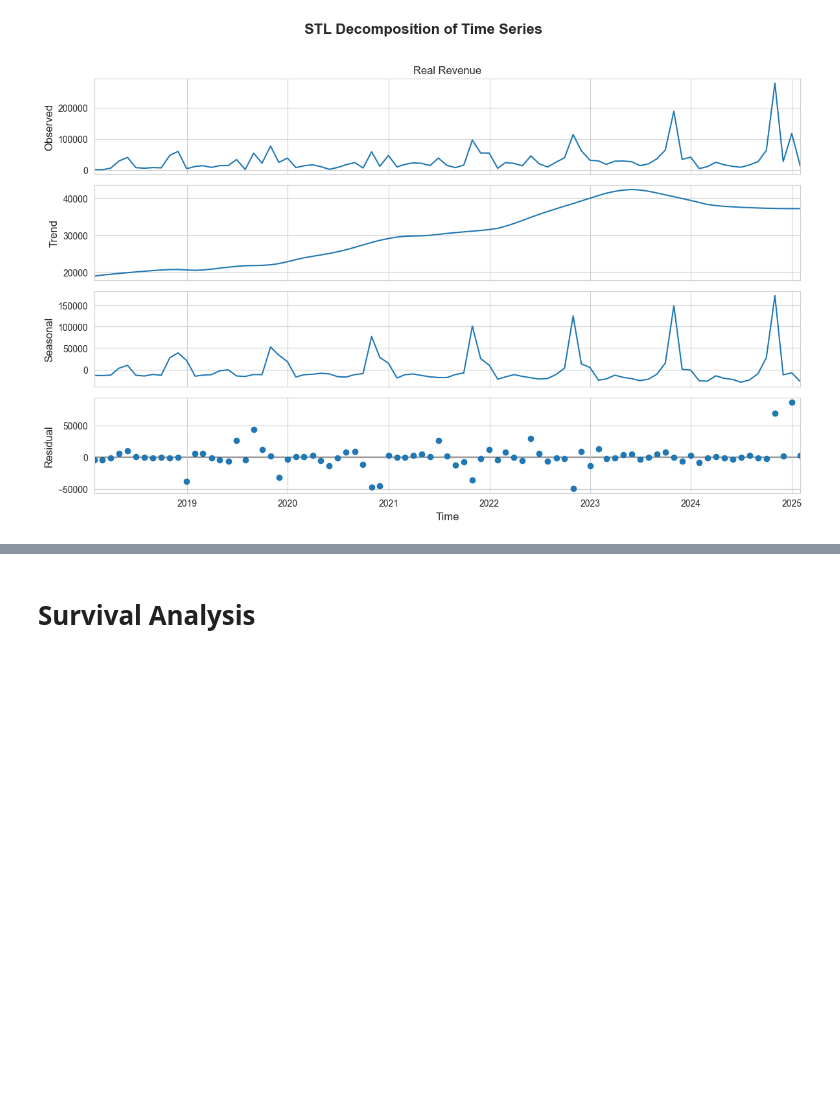
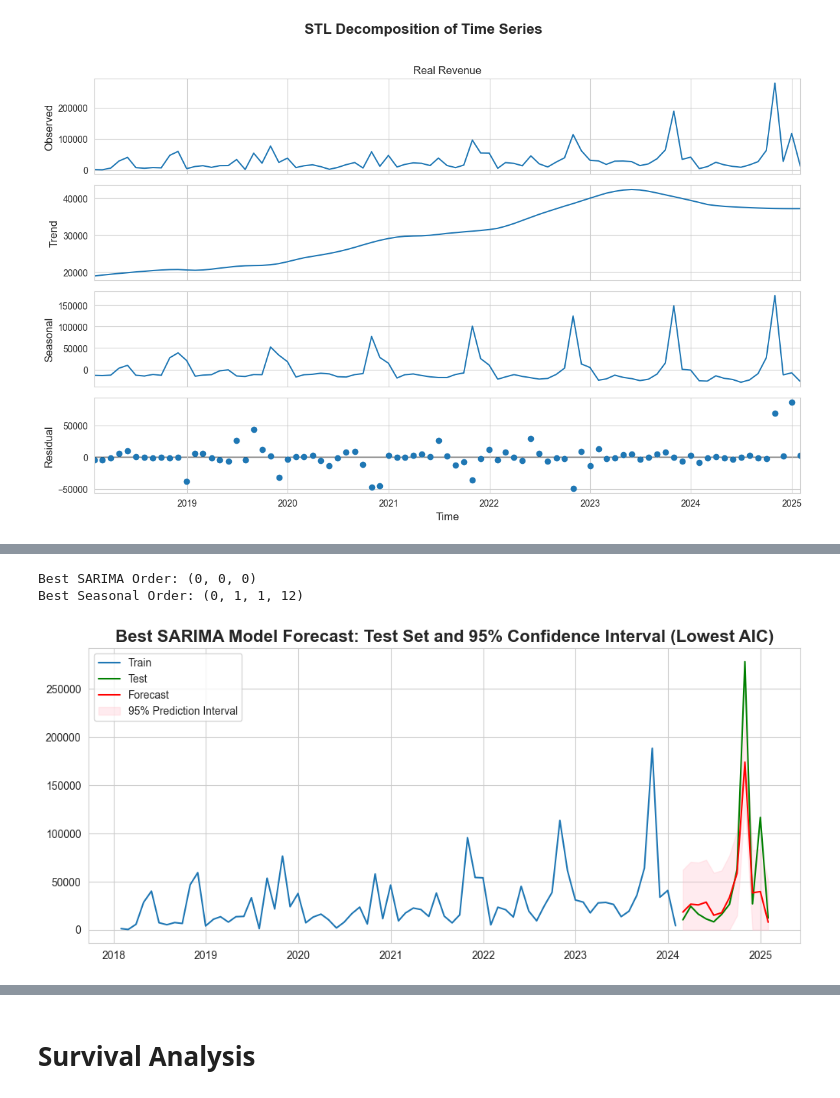
Before and after one commit to uyen-nguyen-190304/BRDC_Cow, a Jupyter notebook: Time_Series_Survival_Analysis.ipynb, the cells around one changed output, grey strips where cells are left out. Drawn from its saved outputs; the diff is of its cells as text; code cells hidden in the pictures; blank space fills up the shorter version.

Commit message:
Change ETS to SARIMA

```diff
--- a/Time_Series_Survival_Analysis.ipynb
+++ b/Time_Series_Survival_Analysis.ipynb
@@ -144,2 +148,2 @@ plt.show()
 # %%
-y = df_decomp.reset_index()
+y = df_decomp
@@ -190,0 +150,64 @@ plt.show()
+# %%
+import warnings
+from pmdarima import auto_arima
+from statsmodels.tsa.statespace.sarimax import SARIMAX
+import matplotlib.pyplot as plt
+
+# Suppress FutureWarnings
+warnings.filterwarnings("ignore", category=FutureWarning)
+
+# Split the data into train and test sets
+train = y[:-12]
+test = y[-12:]
+
+# Use auto_arima to find the best SARIMA parameters with differencing
+auto_model = auto_arima(train,
+                        seasonal=True,
+                        m=12,  # Seasonal period (e.g., 12 for monthly data)
+                        d=None,  # Let auto_arima determine the order of differencing
+                        D=None,  # Let auto_arima determine seasonal differencing
+                        trace=False,  # Print progress
+                        suppress_warnings=True,
+                        stepwise=True,  # Use stepwise search to reduce computation
+                        information_criterion='aic',  # Optimize for AIC
+                        test='adf',  # Use Augmented Dickey-Fuller test for stationarity
+                        seasonal_test='ocsb')  # Use OCSB test for seasonal differencing
+
+# Print the best parameters
+print("Best SARIMA Order:", auto_model.order)
+print("Best Seasonal Order:", auto_model.seasonal_order)
+
+# Fit the SARIMA model using the best parameters
+model = SARIMAX(train,
+                order=auto_model.order,
+                seasonal_order=auto_model.seasonal_order,
+                enforce_stationarity=False,
+                enforce_invertibility=False)
+
+results = model.fit(disp=0)
+
+# Forecast the test set
+forecast = results.get_forecast(steps=len(test))
+forecast_values = forecast.predicted_mean
+forecast_ci = forecast.conf_int()
+
+# Clip the confidence intervals to avoid negative values
+forecast_ci.iloc[:, 0] = forecast_ci.iloc[:, 0].clip(lower=0)
+forecast_ci.iloc[:, 1] = forecast_ci.iloc[:, 1].clip(lower=0)
+
+# Plot the results
+plt.figure(figsize=(12, 5))
+plt.plot(train.index, train, label='Train')
+plt.plot(test.index, test, label='Test', color='green')
+plt.plot(test.index, forecast_values, label='Forecast', color='red')
+plt.fill_between(test.index,
+                 forecast_ci.iloc[:, 0],
+                 forecast_ci.iloc[:, 1],
+                 color='pink', alpha=0.3, label='95% Prediction Interval')
+plt.legend()
+plt.title('Best SARIMA Model Forecast: Test Set and 95% Confidence Interval (Lowest AIC)', fontsize=16, weight='bold')
+plt.show()
+# %% [output]
+Best SARIMA Order: (0, 0, 0)
+Best Seasonal Order: (0, 1, 1, 12)
+[figure, added]
```
Also changed, not shown: parts of 10 cells of this notebook.
